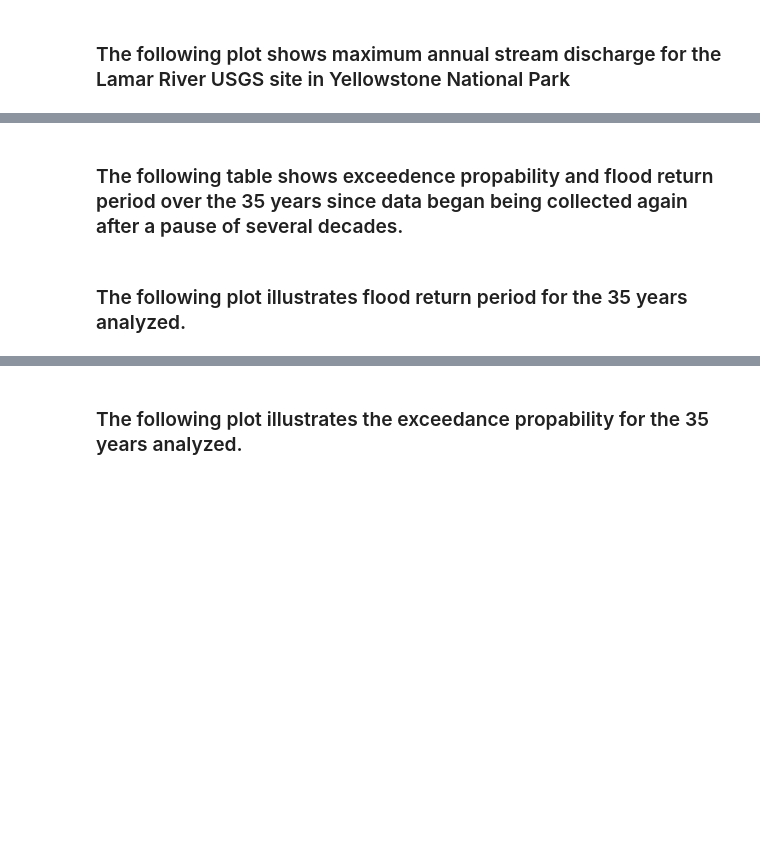
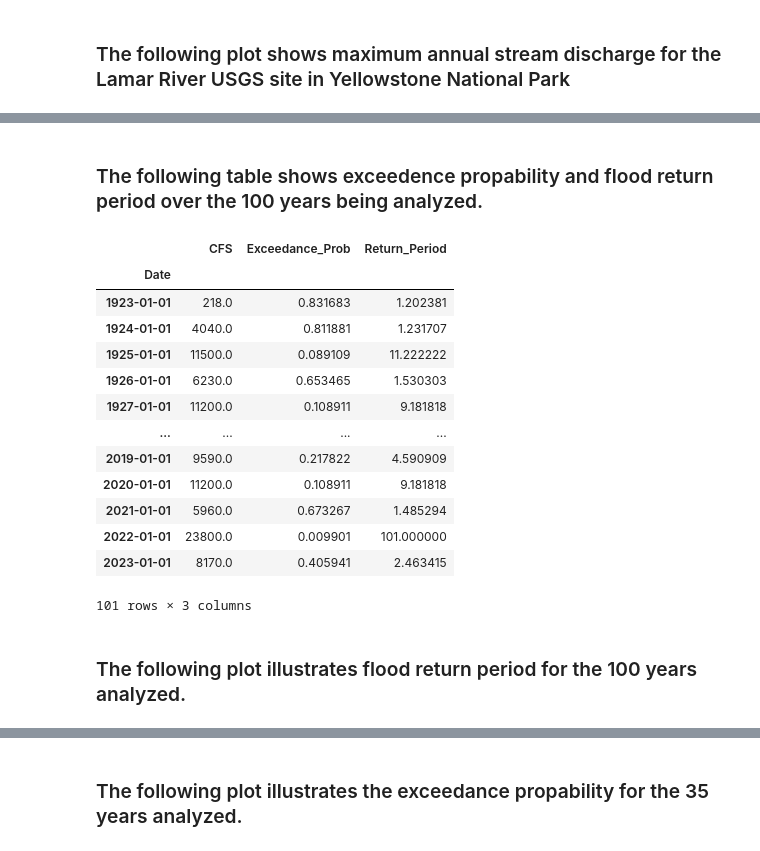
Before and after one commit to peterkobylarz/peterkobylarz.github.io, a Jupyter notebook: Notebooks/yellowstone_flood.ipynb, the cells around one changed output, grey strips where cells are left out. Drawn from its saved outputs; the diff is of its cells as text; code cells hidden in the pictures; blank space fills up the shorter version.

Commit message:
trying to get html output to display plots

```diff
--- a/Notebooks/yellowstone_flood.ipynb
+++ b/Notebooks/yellowstone_flood.ipynb
@@ -123,26 +121,41 @@ ynp_resample_plot
 # %% [output]
 [interactive output not drawn]
 # %% [markdown]
-### The following table shows exceedence propability and flood return period over the 35 years since data began being collected again after a pause of several decades.
+### The following table shows exceedence propability and flood return period over the 100 years being analyzed.
 # %%
-# # calculate exceedance probability and return period
+# calculate exceedance probability and return period
 
-# ynp_flood_ranked = (
-#     ynp_resample.rank(ascending=False)
-#     / len (ynp_resample)
-# )
+ynp_flood_ranked = (
+    ynp_resample.rank(ascending=False)
+    / len (ynp_resample)
+)
 
-# ynp_copy = ynp_resample
+ynp_copy = ynp_resample
 
-# ynp_copy['Exceedance_Prob'] = ynp_flood_ranked
+ynp_copy['Exceedance_Prob'] = ynp_flood_ranked
 
-# ynp_copy['Return_Period'] = (
-#     1 / ynp_copy.Exceedance_Prob
-# )
+ynp_copy['Return_Period'] = (
+    1 / ynp_copy.Exceedance_Prob
+)
 
-# ynp_copy
+ynp_copy
+# %% [output]
+|  | CFS | Exceedance_Prob | Return_Period |
+| Date |  |  |  |
+| 1923-01-01 | 218.0 | 0.831683 | 1.202381 |
+| 1924-01-01 | 4040.0 | 0.811881 | 1.231707 |
+| 1925-01-01 | 11500.0 | 0.089109 | 11.222222 |
+| 1926-01-01 | 6230.0 | 0.653465 | 1.530303 |
+| 1927-01-01 | 11200.0 | 0.108911 | 9.181818 |
+| ... | ... | ... | ... |
+| 2019-01-01 | 9590.0 | 0.217822 | 4.590909 |
+| 2020-01-01 | 11200.0 | 0.108911 | 9.181818 |
+| 2021-01-01 | 5960.0 | 0.673267 | 1.485294 |
+| 2022-01-01 | 23800.0 | 0.009901 | 101.000000 |
+| 2023-01-01 | 8170.0 | 0.405941 | 2.463415 |
+101 rows × 3 columns
 # %% [markdown]
-### The following plot illustrates flood return period for the 35 years analyzed.
+### The following plot illustrates flood return period for the 100 years analyzed.
 # %%
 ynp_flood_ranked_all = ynp_streamflow[['CFS']].resample('AS').max()
 
```
Also changed, not shown: parts of 5 cells of this notebook, 1 other file.
